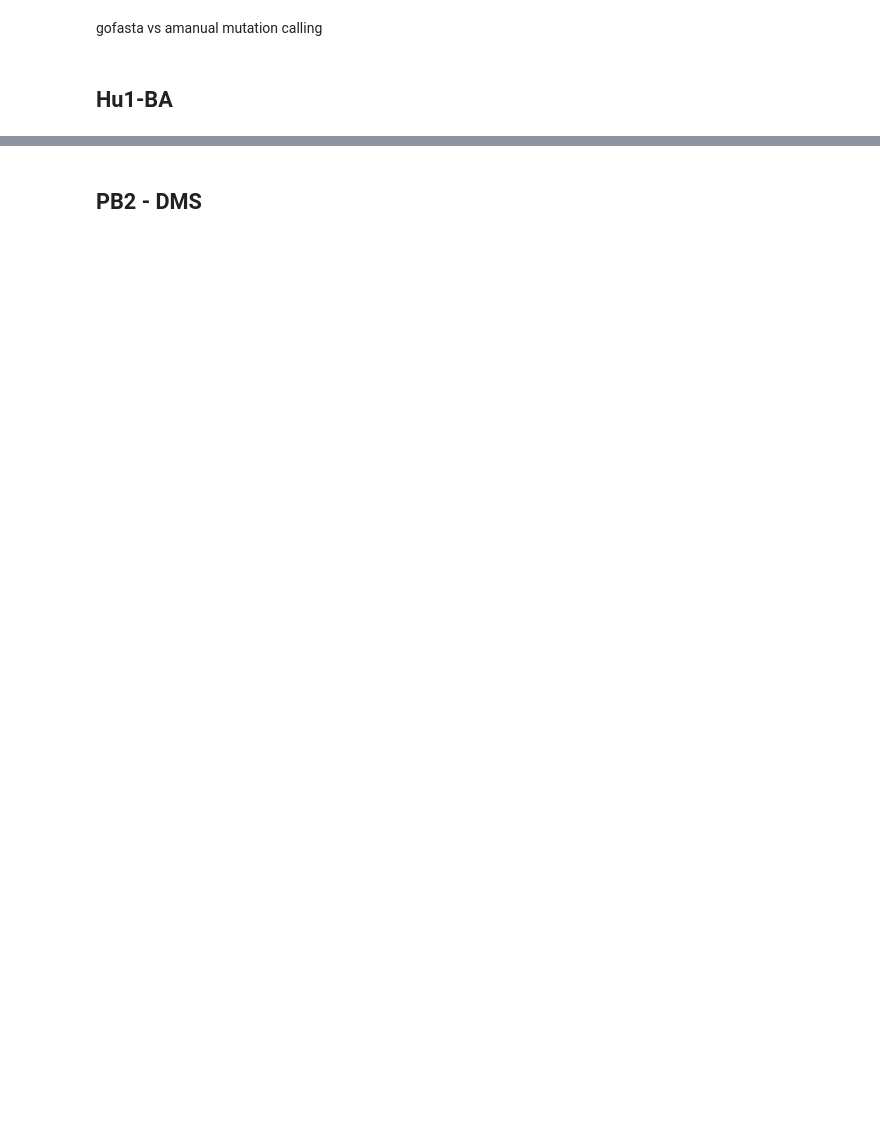
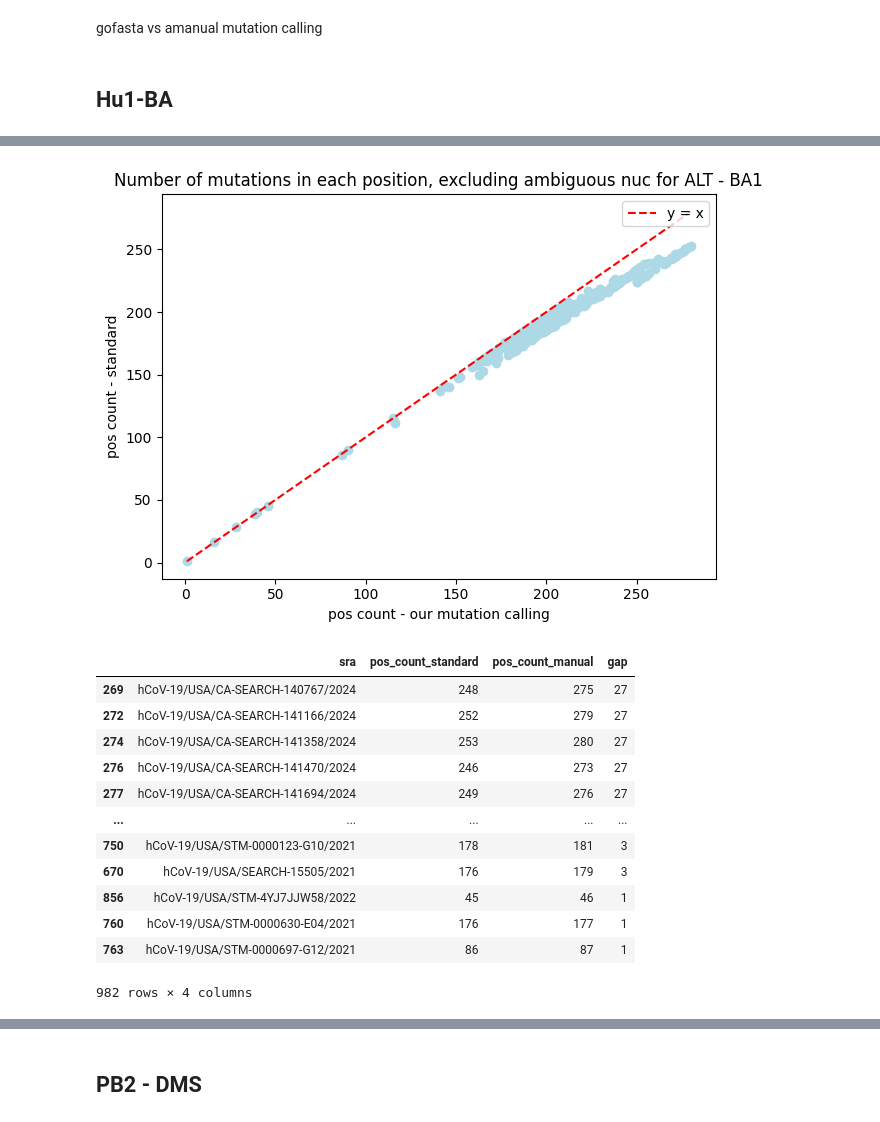
Before and after one commit to yutiachen5/bjorn_rep, a Jupyter notebook: output/sanity_check.ipynb, the cells around one changed output, grey strips where cells are left out. Cells and saved outputs as stored; diff of their text form; code cells hidden in the pictures; blank space fills up the shorter version.

```diff
--- a/output/sanity_check.ipynb
+++ b/output/sanity_check.ipynb
@@ -6,19 +6,26 @@ import matplotlib.pyplot as plt
 # %%
 hu1_gofasta_path = '/home/eleanor124/projects/bjorn_rep/output/Hu1/gofasta/mutations.tsv'
 hu1_manual_path = '/home/eleanor124/projects/bjorn_rep/output/Hu1/mutations.tsv'
+hu1_manual_mafft_path = '/home/eleanor124/projects/bjorn_rep/output/Hu1/mafft/mutations.tsv'
 
 ba1_gofasta_path = '/home/eleanor124/projects/bjorn_rep/output/Hu1/gofasta/BA1/mutations.tsv'
 ba1_manual_path = '/home/eleanor124/projects/bjorn_rep/output/Hu1/NC_045512.2_BA.1_mutations.tsv'
+ba1_manual_mafft_path = '/home/eleanor124/projects/bjorn_rep/output/Hu1/mafft/NC_045512.2_BA.1_mutations.tsv'
+
 
 ba2_gofasta_path = '/home/eleanor124/projects/bjorn_rep/output/Hu1/gofasta/BA2/mutations.tsv'
 ba2_manual_path = '/home/eleanor124/projects/bjorn_rep/output/Hu1/NC_045512.2_BA.2_mutations.tsv'
+ba2_manual_mafft_path = '/home/eleanor124/projects/bjorn_rep/output/Hu1/mafft/NC_045512.2_BA.2_mutations.tsv'
 
 
+pb2_mut_path = '/home/eleanor124/projects/bjorn_rep/data/PB2-DMS/PB2_mut.tsv'
 pb2_gofasta_path = '/home/eleanor124/projects/bjorn_rep/output/PB2/gofasta/mutations.tsv'
 pb2_manual_path = '/home/eleanor124/projects/bjorn_rep/output/PB2/mutations.tsv'
+pb2_manual_mafft_path = '/home/eleanor124/projects/bjorn_rep/output/PB2/mafft/mutations.tsv'
 
 cy_gofasta_path = '/home/eleanor124/projects/bjorn_rep/output/PB2/gofasta/CY/mutations.tsv'
 cy_manual_path = '/home/eleanor124/projects/bjorn_rep/output/PB2/CY018884.1_cds_ABM21959.1_1_mutations.tsv'
+cy_manual_mafft_path = '/home/eleanor124/projects/bjorn_rep/output/PB2/mafft/CY018884.1_cds_ABM21959.1_1_mutations.tsv'
 # %%
 ambiguous_nuc = ['R', 'Y', 'W', 'S', 'K', 'M', 'B', 'D', 'H', 'V', 'N']
 # %%
@@ -122 +127,23 @@ pos_mismatch.sort_values(by=["gap"], ascending=False)
+# %%
+ba1_gofasta = process(ba1_gofasta_path)
+ba1_manual_mafft = process(ba1_manual_mafft_path)
+
+pos_mismatch = corr_plt(ba1_gofasta, ba1_manual_mafft, "BA1")
+pos_mismatch["gap"] = pos_mismatch["pos_count_manual"] - pos_mismatch["pos_count_standard"]
+pos_mismatch.sort_values(by=["gap"], ascending=False)
+# %% [output]
+[figure, added]
+|  | sra | pos_count_standard | pos_count_manual | gap |
+| 269 | hCoV-19/USA/CA-SEARCH-140767/2024 | 248 | 275 | 27 |
+| 272 | hCoV-19/USA/CA-SEARCH-141166/2024 | 252 | 279 | 27 |
+| 274 | hCoV-19/USA/CA-SEARCH-141358/2024 | 253 | 280 | 27 |
+| 276 | hCoV-19/USA/CA-SEARCH-141470/2024 | 246 | 273 | 27 |
+| 277 | hCoV-19/USA/CA-SEARCH-141694/2024 | 249 | 276 | 27 |
+| ... | ... | ... | ... | ... |
+| 750 | hCoV-19/USA/STM-0000123-G10/2021 | 178 | 181 | 3 |
+| 670 | hCoV-19/USA/SEARCH-15505/2021 | 176 | 179 | 3 |
+| 856 | hCoV-19/USA/STM-4YJ7JJW58/2022 | 45 | 46 | 1 |
+| 760 | hCoV-19/USA/STM-0000630-E04/2021 | 176 | 177 | 1 |
+| 763 | hCoV-19/USA/STM-0000697-G12/2021 | 86 | 87 | 1 |
+982 rows × 4 columns
 # %%
```
Also changed, not shown: parts of 14 cells of this notebook, 8 other files.
